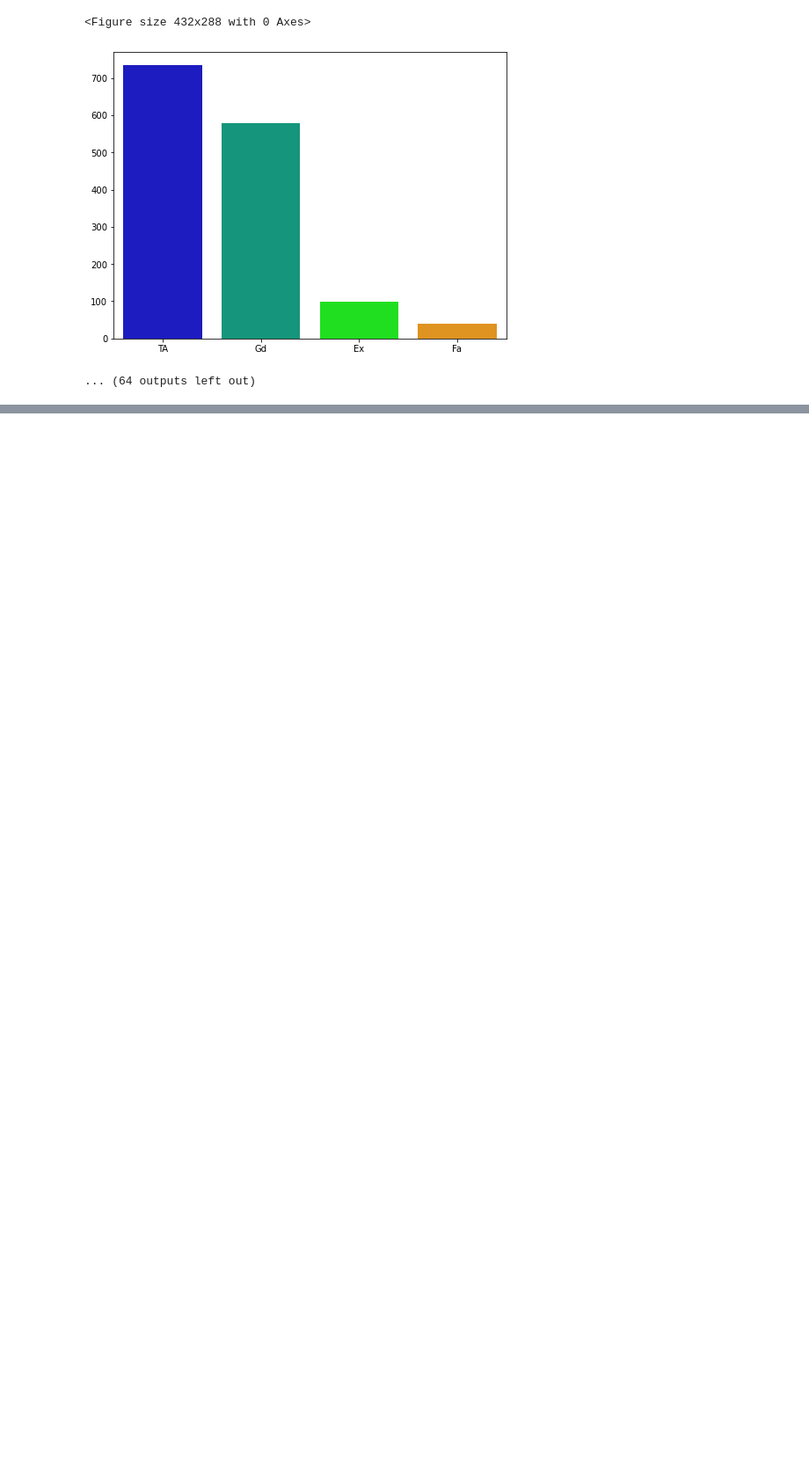
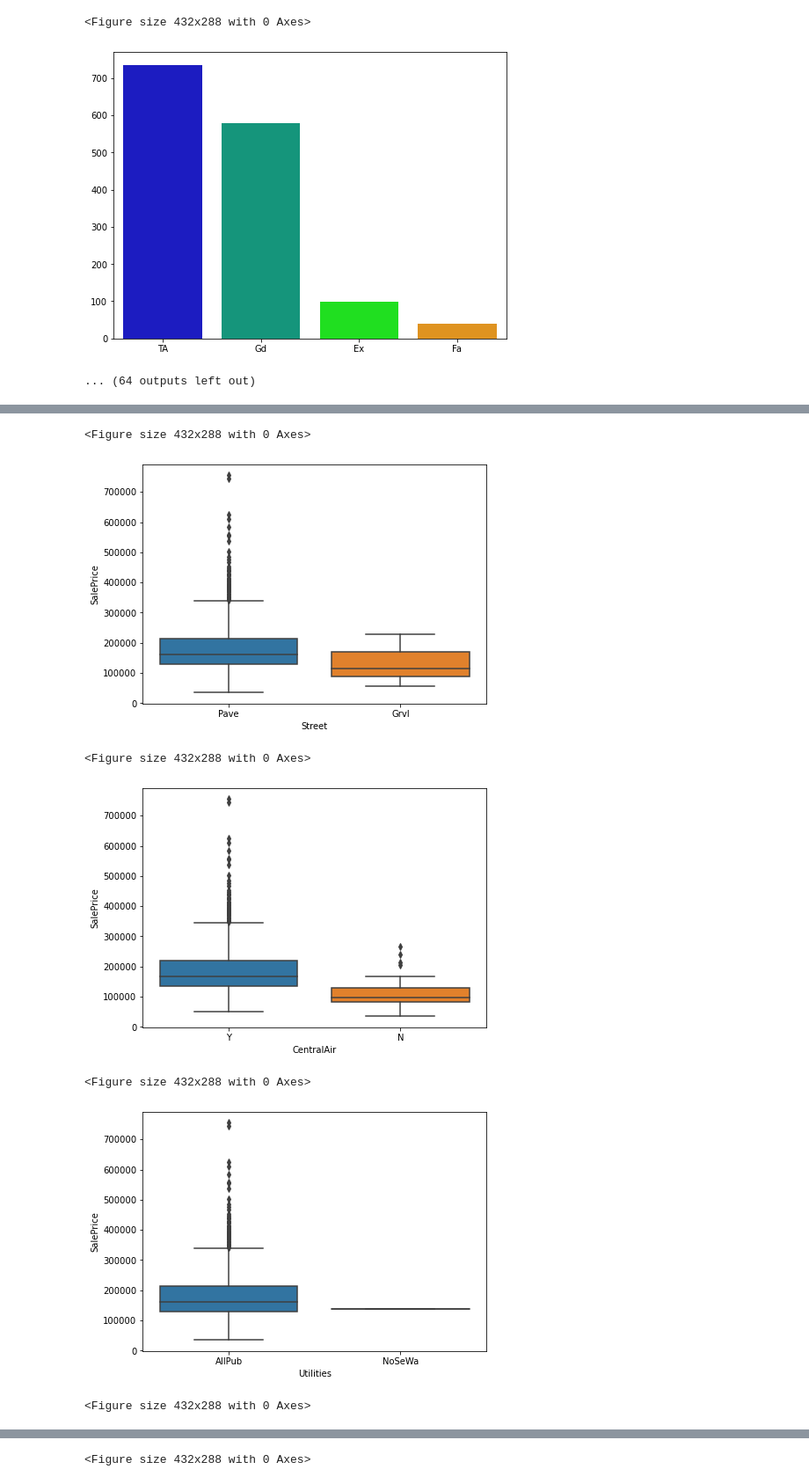
Before and after one commit to 4amitnarayan/Surprise-Housing-Price-Prediction, a Jupyter notebook: Surprise-Housing-Price-Prediction.ipynb, the cells around one changed output, grey strips where cells are left out. Shown at 88% size. Drawn from its saved outputs; the diff is of its cells as text; code cells hidden in the pictures; blank space fills up the shorter version.

```diff
--- a/Surprise-Housing-Price-Prediction.ipynb
+++ b/Surprise-Housing-Price-Prediction.ipynb
@@ -491,0 +503,23 @@ for i, col in enumerate(numeric.columns):
+# %%
+# This function is used to plot box plot for two variables. Here constant variable is SalePrice.
+def bi_boxplot(idx, col, figsize = (7,7)):
+    plt.figure(idx)
+    plt.figure(figsize=figsize)
+    sns.boxplot(x=col, y="SalePrice", data=surprise_house_data)
+    plt.show()
+# %%
+for i, val in enumerate(unique_cat):
+    if val<4:
+        bi_boxplot(i, unique_cat.keys()[i], figsize = (7,5))
+    elif val<10:
+        bi_boxplot(i, unique_cat.keys()[i], figsize = (8,6))
+    else:
+        bi_boxplot(i, unique_cat.keys()[i], figsize = (15,8))
+# %% [output]
+<Figure size 432x288 with 0 Axes>
+[figure, added]
+<Figure size 432x288 with 0 Axes>
+[figure, added]
+<Figure size 432x288 with 0 Axes>
+[figure, added]
+<Figure size 432x288 with 0 Axes>
@@ -491,0 +527 @@ for i, col in enumerate(numeric.columns):
+<Figure size 432x288 with 0 Axes>
```
Also changed, not shown: parts of 233 cells of this notebook.
